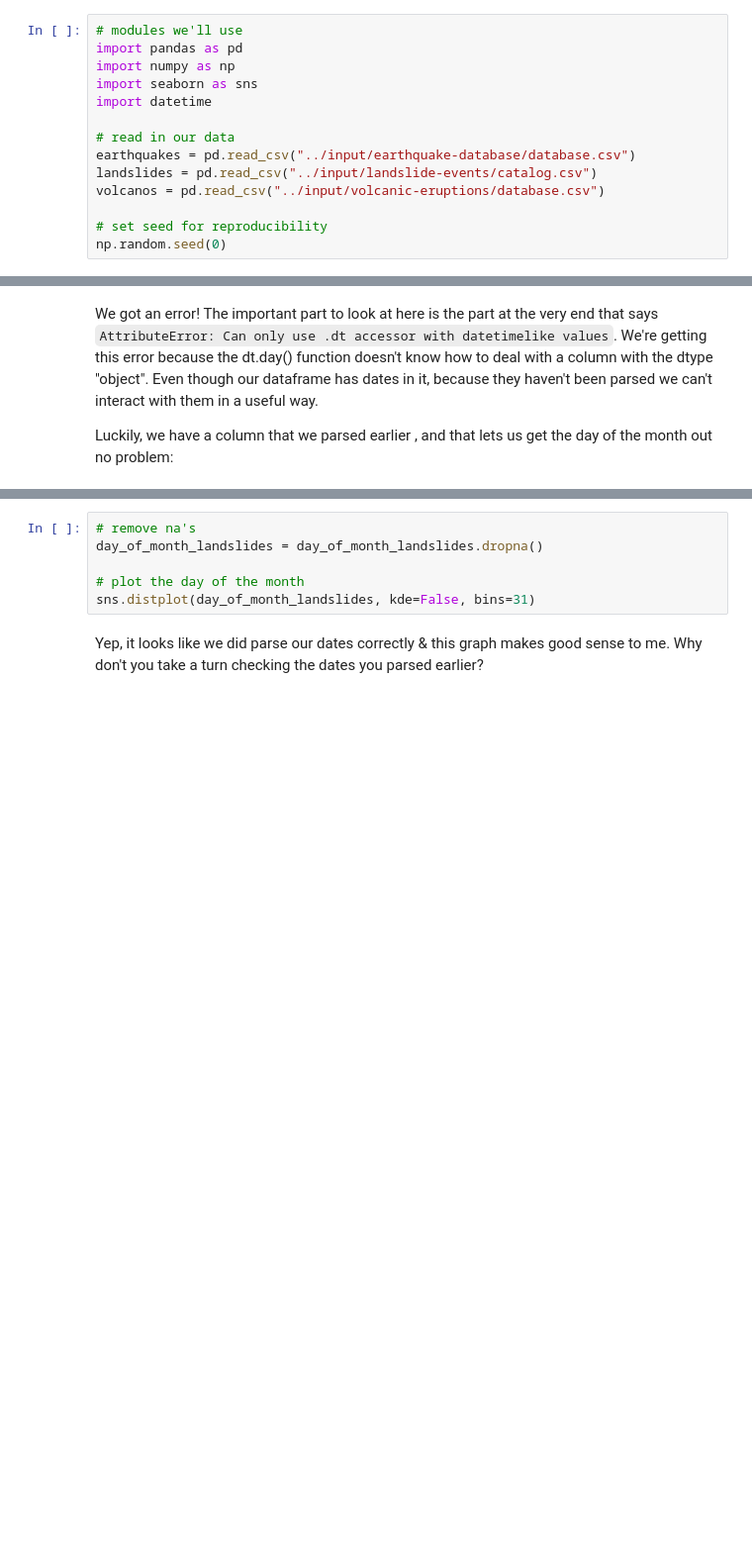
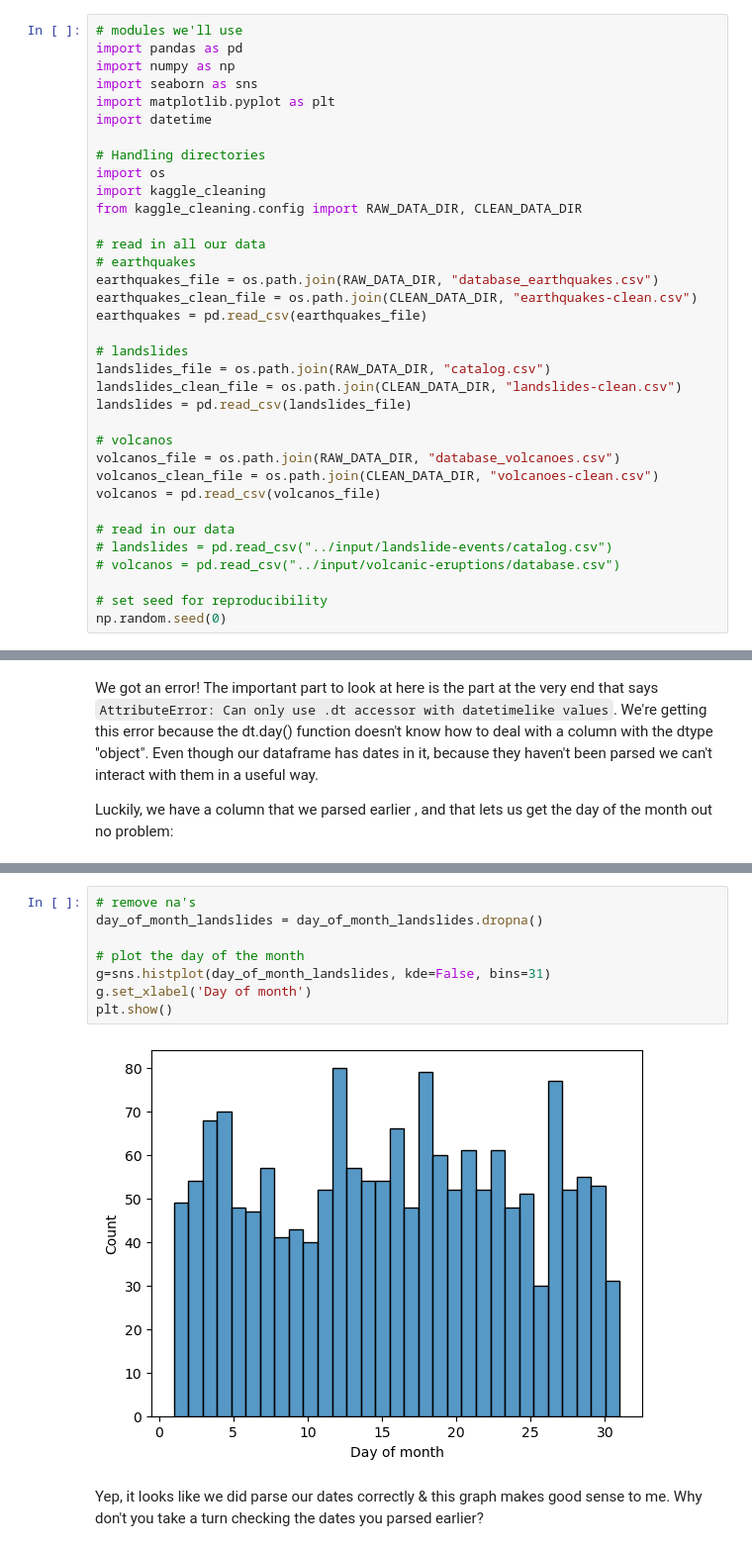
Before and after one commit to jgp-13/kaggle-data-cleaning-challenge, a Jupyter notebook: notebooks/nb3-data-cleaning-challenge-parsing-dates.ipynb, the cells around one changed output, grey strips where cells are left out. Shown at 99% size. Drawn from its saved outputs; the diff is of its cells as text; blank space fills up the shorter version.

```diff
--- a/notebooks/nb3-data-cleaning-challenge-parsing-dates.ipynb
+++ b/notebooks/nb3-data-cleaning-challenge-parsing-dates.ipynb
@@ -32,12 +35,33 @@ The first thing we'll need to do is load in the libraries and datasets we'll be
 import pandas as pd
 import numpy as np
 import seaborn as sns
+import matplotlib.pyplot as plt
 import datetime
 
+# Handling directories
+import os
+import kaggle_cleaning
+from kaggle_cleaning.config import RAW_DATA_DIR, CLEAN_DATA_DIR
+
+# read in all our data
+# earthquakes
+earthquakes_file = os.path.join(RAW_DATA_DIR, "database_earthquakes.csv")
+earthquakes_clean_file = os.path.join(CLEAN_DATA_DIR, "earthquakes-clean.csv")
+earthquakes = pd.read_csv(earthquakes_file)
+
+# landslides
+landslides_file = os.path.join(RAW_DATA_DIR, "catalog.csv")
+landslides_clean_file = os.path.join(CLEAN_DATA_DIR, "landslides-clean.csv")
+landslides = pd.read_csv(landslides_file)
+
+# volcanos
+volcanos_file = os.path.join(RAW_DATA_DIR, "database_volcanoes.csv")
+volcanos_clean_file = os.path.join(CLEAN_DATA_DIR, "volcanoes-clean.csv")
+volcanos = pd.read_csv(volcanos_file)
+
 # read in our data
-earthquakes = pd.read_csv("../input/earthquake-database/database.csv")
-landslides = pd.read_csv("../input/landslide-events/catalog.csv")
-volcanos = pd.read_csv("../input/volcanic-eruptions/database.csv")
+# landslides = pd.read_csv("../input/landslide-events/catalog.csv")
+# volcanos = pd.read_csv("../input/volcanic-eruptions/database.csv")
 
 # set seed for reproducibility
 np.random.seed(0)
@@ -130,9 +223,13 @@ To do this, let's plot a histogram of the days of the month. We expect it to hav
 # %%
 # remove na's
 day_of_month_landslides = day_of_month_landslides.dropna()
 
 # plot the day of the month
-sns.distplot(day_of_month_landslides, kde=False, bins=31)
+g=sns.histplot(day_of_month_landslides, kde=False, bins=31)
+g.set_xlabel('Day of month')
+plt.show()
+# %% [output]
+[figure, added]
 # %% [markdown]
 Yep, it looks like we did parse our dates correctly & this graph makes good sense to me. Why don't you take a turn checking the dates you parsed earlier?
 # %%
```
Also changed, not shown: parts of 26 cells of this notebook, 1 other file.
